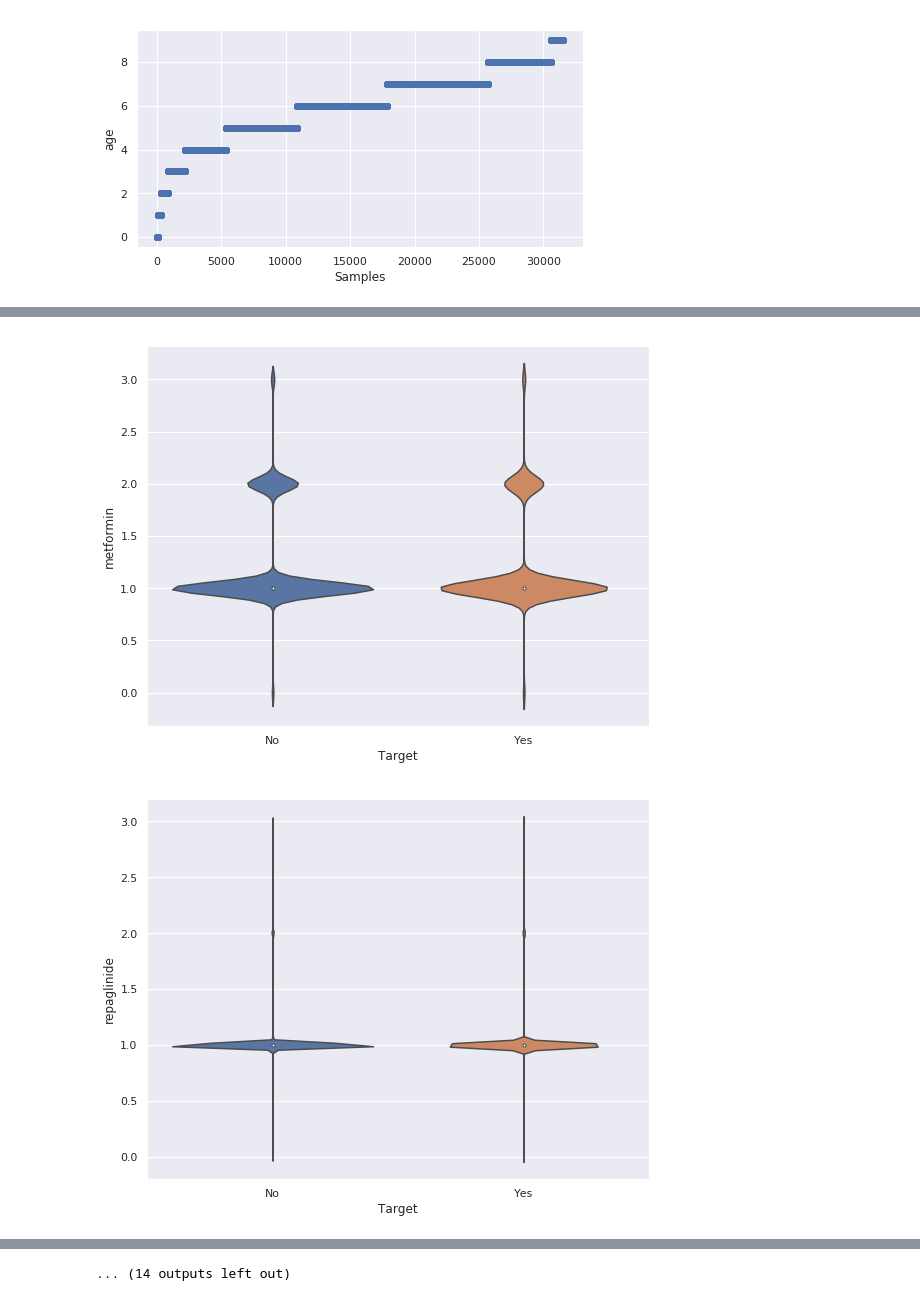
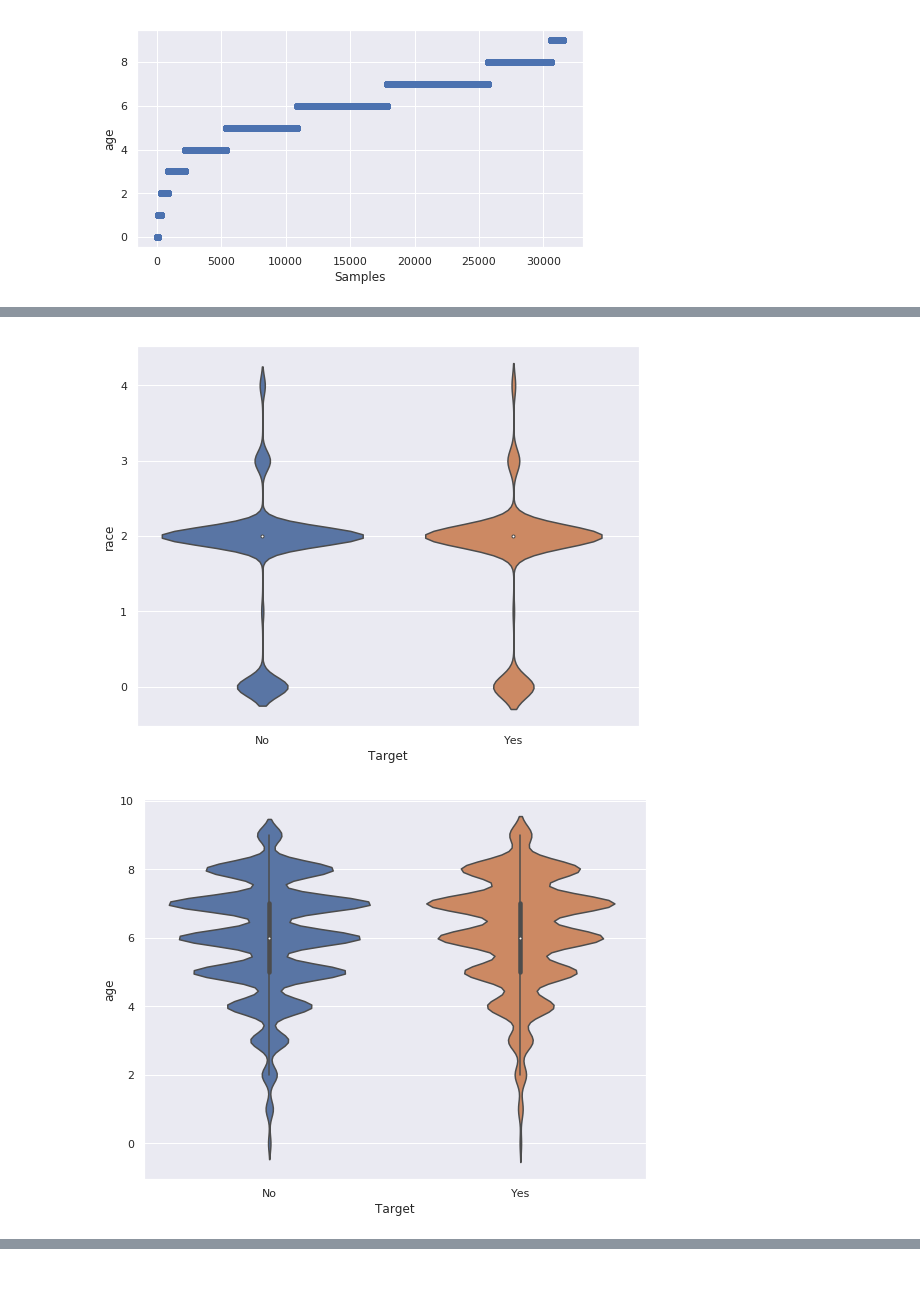
Before and after one commit to divya-nallamalli1/Python-and-ML-assignments, a Jupyter notebook: Hospital readmission ML.ipynb, the cells around one changed output, grey strips where cells are left out. Saved outputs shown, nothing was run; the diff lists cells and outputs as text; code cells hidden in the pictures.

```diff
--- a/Hospital readmission ML.ipynb
+++ b/Hospital readmission ML.ipynb
@@ -57,3 +134,18 @@ all_features = all_features.drop(columns=['payer_code','medical_specialty'])
+# %%
+# creating a col number_of_changes to represent number of times changes were made in prescribing drugs to a patient
+keys = ['metformin', 'repaglinide', 'nateglinide', 'chlorpropamide', 'glimepiride', 'glipizide', 'glyburide', 'tolbutamide', 'pioglitazone', 'rosiglitazone', 'acarbose', 'miglitol', 'troglitazone','tolazamide', 'insulin', 'glyburide.metformin', 'glipizide.metformin', 'metformin.pioglitazone']
+
+all_features['number_of_changes'] = 0
+
+# create temp columns for each key and get value of number of changes
+for col in keys:
+    colname = str(col) + 'temp'
+    all_features[colname] = all_features[col].apply(lambda x: 0 if (x == 'No' or x == 'Steady') else 1)
+    all_features['number_of_changes'] = all_features['number_of_changes'] + all_features[colname]
+    all_features = all_features.drop(columns=colname)
+# %%
+# dropping columns from which number_of_changes was created
+all_features = all_features.drop(columns=keys)
 # %%
 all_features.columns
 # %% [output]
@@ -78,0 +159,4 @@ all_features = all_features.drop(columns=date_list)
+# %%
+# types of features
+nominal = ['max_glu_serum','A1Cresult','race','age']
+binary = ['gender','change','diabetesMed']
@@ -148,9 +180,0 @@ binary = ['gender','tolbutamide','miglitol', 'troglitazone', 'tolazamide','glipi
-# %%
-# label encoding and ordinal encoding
-le = LabelEncoder()
-oc = OrdinalEncoder()
-
-for col in nominal:
-    all_features[col] = le.fit_transform(all_features[col])
-
-all_features[ordinal] = oc.fit_transform(all_features[ordinal])
@@ -179,15 +200,15 @@ for y in high_cardinality:
 [figure]
 [figure]
 # %%
-# ordinal:
-for y in numerical_categorical[:-1]:
+# nominal:
+for y in nominal:
     plt.figure(figsize=(9,7))
     sns.violinplot(x=all_features.Target, y=y, data=all_features)
     plt.xlabel('Target', fontsize=12)
     plt.ylabel(y, fontsize=12)
     plt.show();
 # %% [output]
 [figure]
 [figure]
-[figure, old version]
+[figure, new version]
-[figure, old version]
+[figure, new version]
@@ -202 +214,0 @@ for y in numerical_categorical[:-1]:
-... (14 outputs left out)
```
Also changed, not shown: parts of 34 cells of this notebook.
